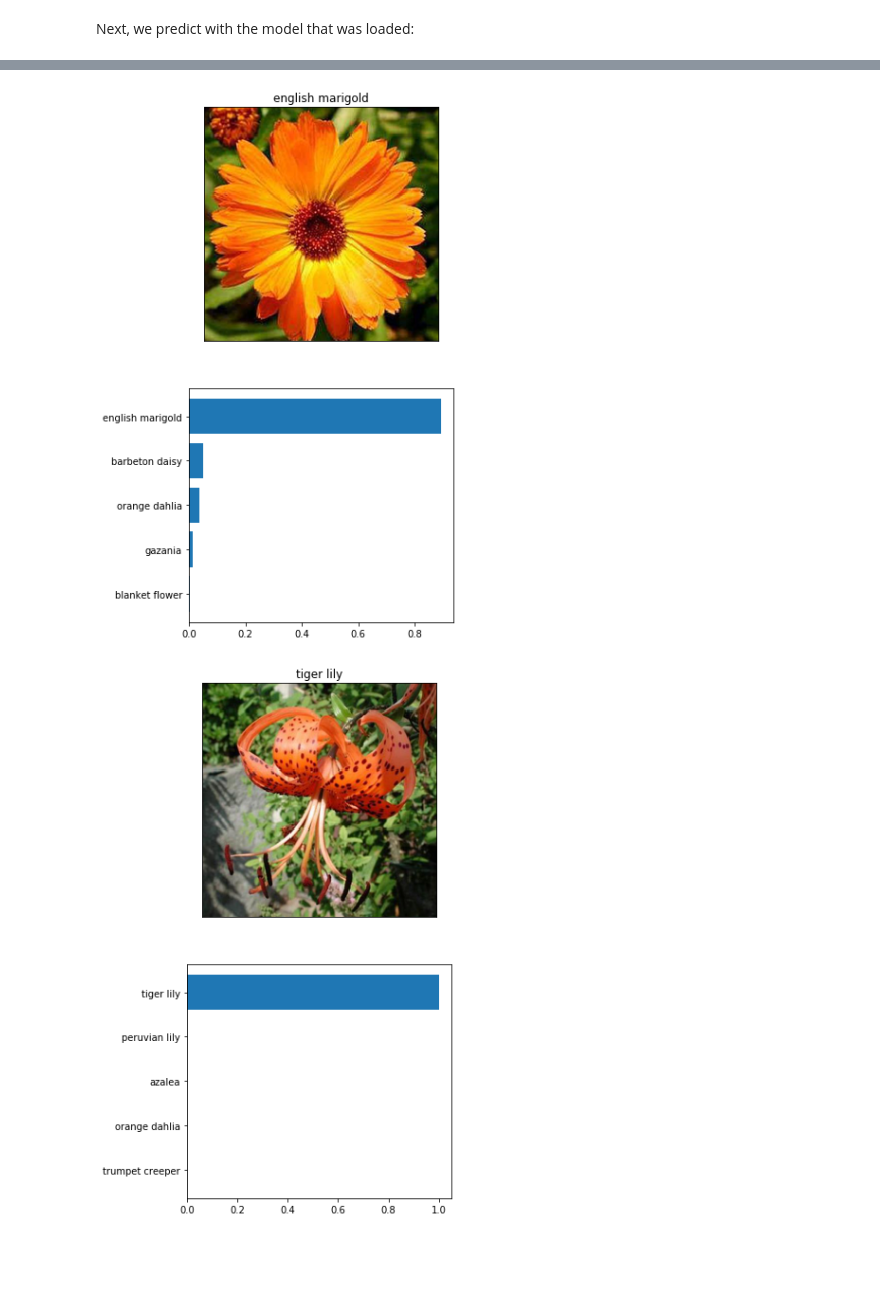
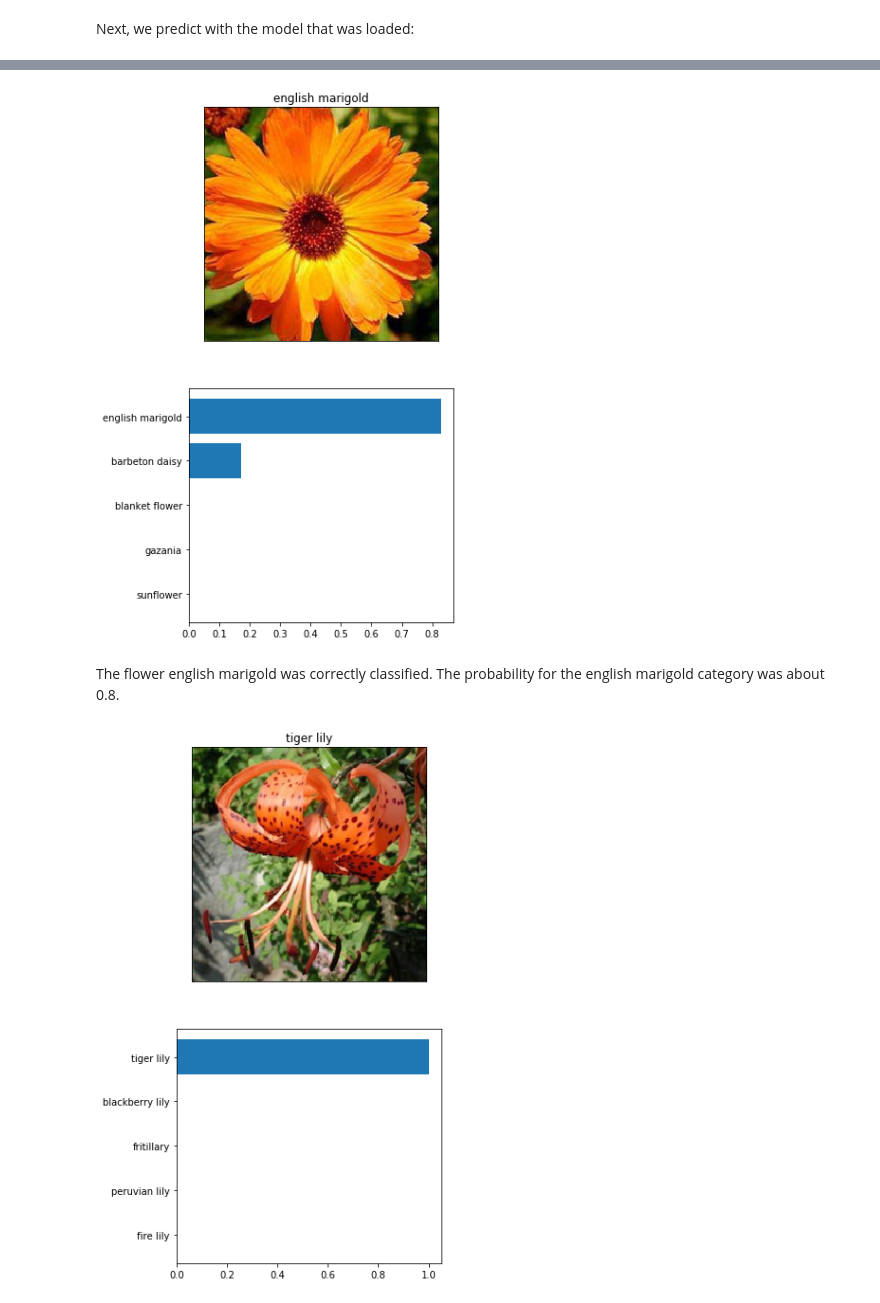
Before and after one commit to dguevar1/image_classifier, a Jupyter notebook: Image Classifier Project.ipynb, the cells around one changed output, grey strips where cells are left out. Cells and saved outputs as stored; diff of their text form; code cells hidden in the pictures; blank space fills up the shorter version.

Commit message:
feat: Updated sanity check function.
This commit updates the sanity check function. Additionally, the format for the checkpoint.pth was changed.

Resolves: #8

````diff
--- a/Image Classifier Project.ipynb
+++ b/Image Classifier Project.ipynb
@@ -295,0 +286,6 @@ Epoch 4/4.. Train loss: 0.965.. Test loss: 0.443.. Test accuracy: 0.876
+# %%
+model_parameters, model = get_model(pretrain_model)
+start_time = time.time()
+train(model, model_parameters)
+end_time = time.time()
+print("Training time: {}".format(end_time - start_time))
@@ -339,9 +360,10 @@ checkpoint = {'pretrain_model': model_parameters['pretrain_model'],
               'input_size': model_parameters['input_size'],
               'hidden_layer1': model_parameters['hidden_layer1'],
               'output_size': model_parameters['output_size'],
+              'class_to_idx': model.class_to_idx,
+              'classifier': model.classifier,
               'state_dict': model.state_dict(),
-              'class_to_idx': model.class_to_idx
-               }
+              }
 
 checkpoint_name = model_parameters['pretrain_model'] + "_checkpoint.pth"
 
@@ -537,7 +576,7 @@ print(classes)
 > ['70', '3', '45', '62', '55']
 ```
 # %%
-def predict(image_path, model, top_k=5, device="cuda"):
+def predict(image_path, model, top_k=5):
     ''' Predict the class (or classes) of an image using a trained deep learning model.
 
     image_path: string. Path to image, directly to image and not to folder.
@@ -547,15 +586,25 @@ def predict(image_path, model, top_k=5, device="cuda"):
     returns top_probabilities(k), top_labels
     '''
 
-    # Swith model to desire device. By default, it does cuda for faster prediction.
+    # TODO: Implement the code to predict the class from an image file
+    device = torch.device("cuda:0" if torch.cuda.is_available() else "cpu")
+
+    # Load and preprocess the image.
+    numpy_image = process_image(image_path)
+
+    # Swith model to desire device.
     model.to(device)
 
     # Set model to evaluate
     model.eval();
 
     # Convert image from numpy to torch
-    numpy_image = process_image(image_path)
-    torch_image = torch.from_numpy(np.expand_dims(numpy_image, axis=0)).type(torch.FloatTensor).to(device)
+    torch_image = torch.from_numpy(numpy_image)
+    torch_image = torch_image.unsqueeze(0)
+    torch_image = torch_image.type(torch.FloatTensor)
+
+    # Move input tensors to the GPU/CPU
+    torch_image = torch_image.to(device)
 
     # Find probabilities (results) by passing through the function (note the log softmax means that its on a log scale)
     # We also do torch.no_grad() so it doesn't try to keep track of calculating gradients and executes faster.
@@ -580,6 +629,8 @@ def predict(image_path, model, top_k=5, device="cuda"):
 # %% [markdown]
 We first predict with the original model:
 # %%
+im_path= "flowers/test/1/image_06743.jpg"
+
 probs, classes = predict(im_path, model)
 print(probs)
 print(classes)
@@ -668,8 +724,10 @@ sanity_check(im_path4, model)
 # %%
-sanity_check(im_path5, model)
+sanity_check(im_path5, loaded_model)
 # %% [output]
-[figure, old version]
+[figure, new version]
+# %% [markdown]
+The flower english marigold was correctly classified. The probability for the english marigold category was about 0.8.
 # %%
-sanity_check(im_path6, model)
+sanity_check(im_path6, loaded_model)
 # %% [output]
-[figure, old version]
+[figure, new version]
````
Also changed, not shown: parts of 38 cells of this notebook, 2 other files.
